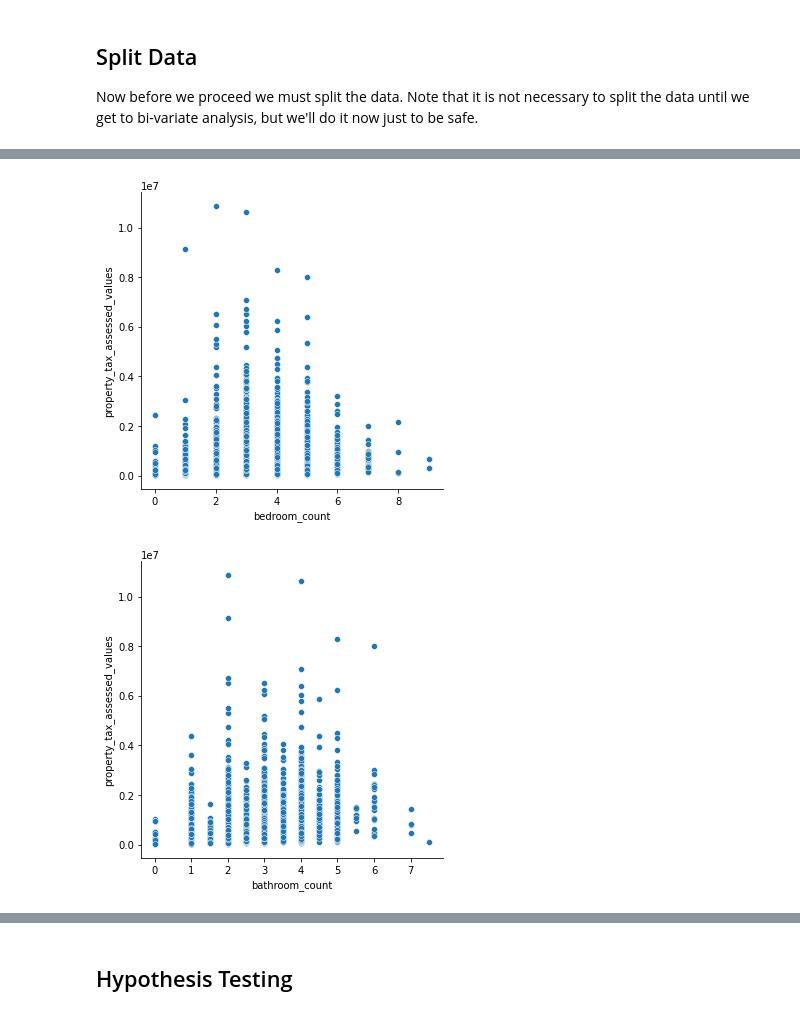
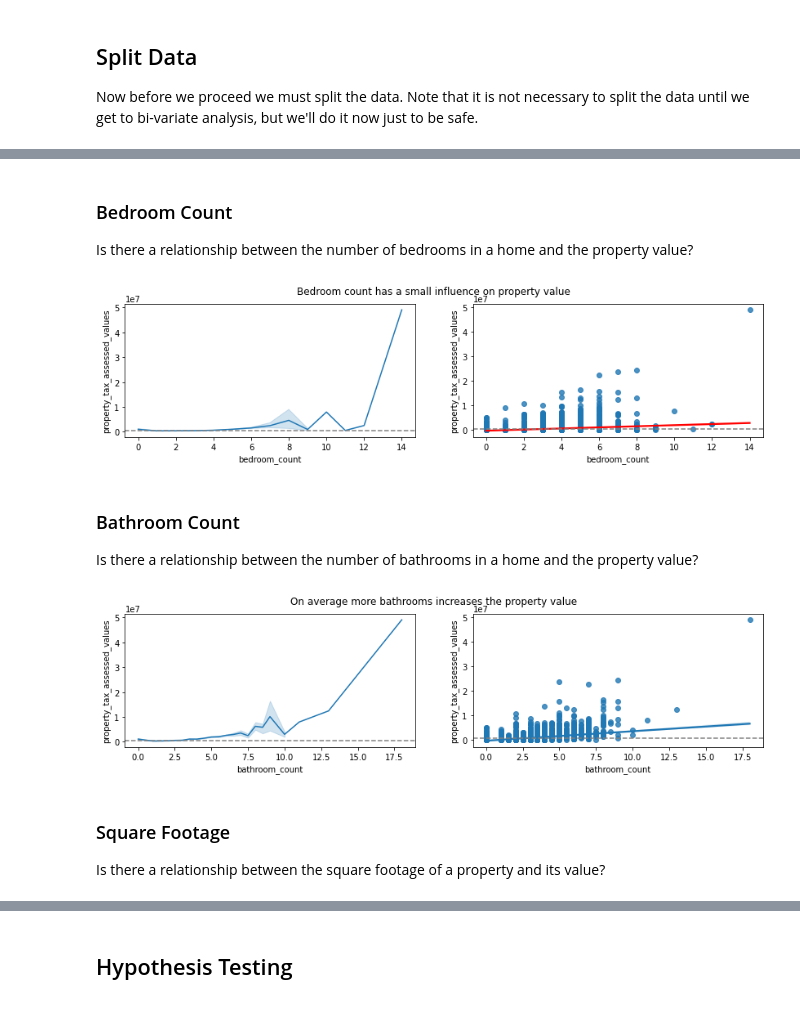
Before and after one commit to alegarcia-dev/zillow-regression-project, a Jupyter notebook: notebooks/explore.ipynb, the cells around one changed output, grey strips where cells are left out. Saved outputs shown, nothing was run; the diff lists cells and outputs as text; code cells hidden in the pictures.

```diff
--- a/notebooks/explore.ipynb
+++ b/notebooks/explore.ipynb
@@ -233,11 +285,43 @@ There are some outliers in the data but not enough to be concerning.
+# %% [markdown]
+### Bedroom Count
+
+Is there a relationship between the number of bedrooms in a home and the property value?
 # %%
-# Bedroom count
-sns.relplot(data = train, x = 'bedroom_count', y = 'property_tax_assessed_values');
+# Bedroom count vs. property value
+
+fig, ax = plt.subplots(nrows = 1, ncols = 2, figsize = (14, 3))
+mean = train.property_tax_assessed_values.mean()
+
+fig.suptitle('Bedroom count has a small influence on property value')
+
+sns.lineplot(data = train, x = 'bedroom_count', y = 'property_tax_assessed_values', ax = ax[0])
+ax[0].axhline(mean, ls='--', color='grey')
+
+sns.regplot(data = train, x = 'bedroom_count', y = 'property_tax_assessed_values', ax = ax[1], line_kws = {'color' : 'red'})
+ax[1].axhline(mean, ls='--', color='grey');
 # %% [output]
-[figure, old version]
+[figure, new version]
+# %% [markdown]
+### Bathroom Count
+
+Is there a relationship between the number of bathrooms in a home and the property value?
 # %%
-# Bathroom count
-sns.relplot(data = train, x = 'bathroom_count', y = 'property_tax_assessed_values');
+# Bathroom count vs. property value
+
+fig, ax = plt.subplots(nrows = 1, ncols = 2, figsize = (14, 3))
+mean = train.property_tax_assessed_values.mean()
+
+fig.suptitle('On average more bathrooms increases the property value')
+
+sns.lineplot(data = train, x = 'bathroom_count', y = 'property_tax_assessed_values', ax = ax[0])
+ax[0].axhline(mean, ls='--', color='grey')
+
+sns.regplot(data = train, x = 'bathroom_count', y = 'property_tax_assessed_values', ax = ax[1])
+ax[1].axhline(mean, ls='--', color='grey');
 # %% [output]
-[figure, old version]
+[figure, new version]
+# %% [markdown]
+### Square Footage
+
+Is there a relationship between the square footage of a property and its value?
 # %%
```
Also changed, not shown: parts of 62 cells of this notebook, 2 other files.
